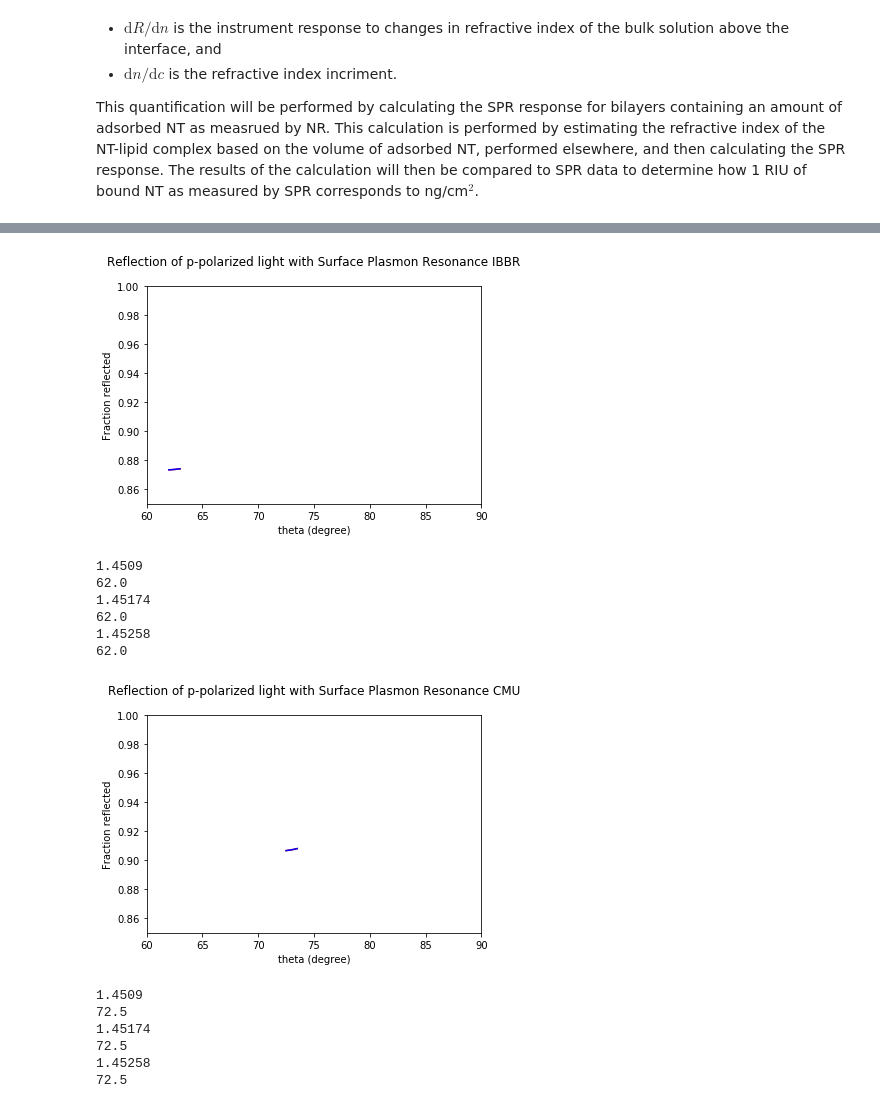
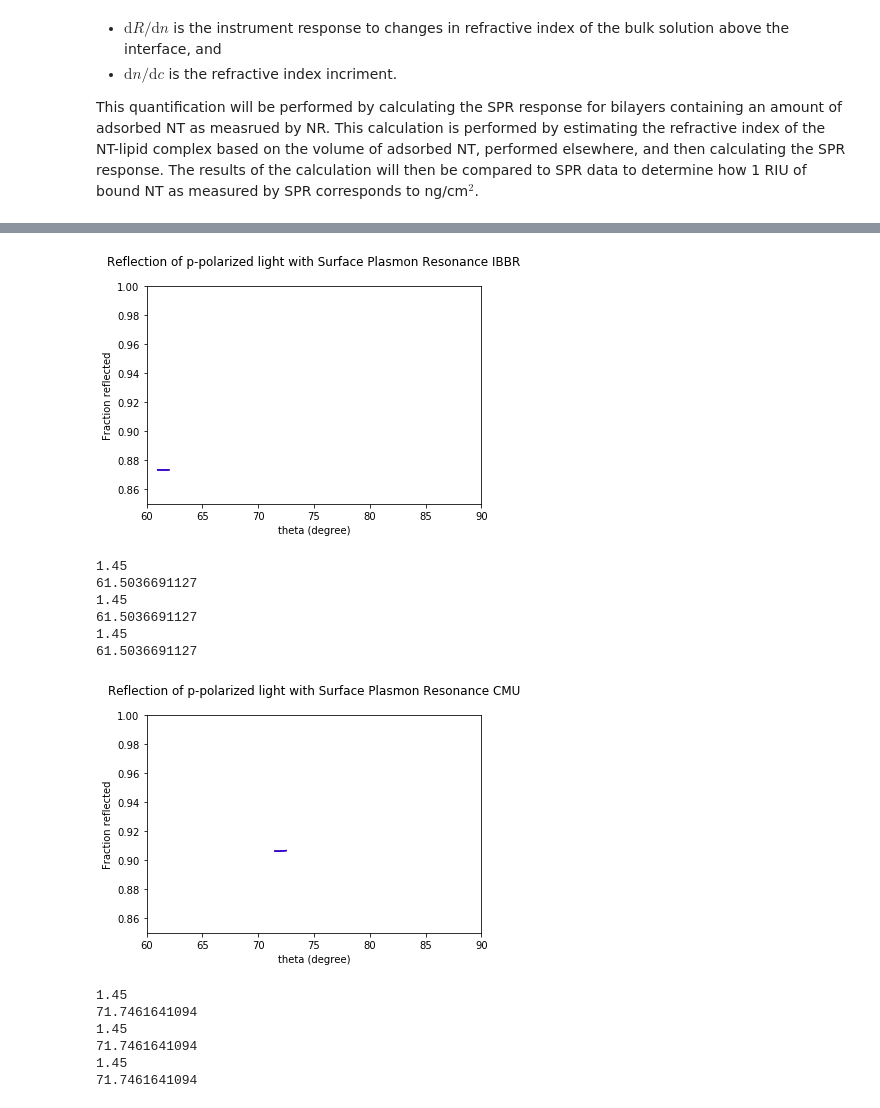
Before and after one commit to brianjosey/QuantSPR, a Jupyter notebook: QuantSPR.ipynb, the cells around one changed output, grey strips where cells are left out. Drawn from its saved outputs; the diff is of its cells as text; code cells hidden in the pictures.

```diff
--- a/QuantSPR.ipynb
+++ b/QuantSPR.ipynb
@@ -57,14 +56,15 @@ DEGREE = pi/180                                                   # Perform calc
 
 # Instrument and Simulation Parameters-IBBR
 lam_vac_ibbr = 633                                                    # Wavelength in nm
-theta_list_ibbr = linspace(62*DEGREE, 63*DEGREE, num=1500)            # Range of angles simulated
+n_aqueous = 1.335
+theta_list_ibbr = linspace(60*DEGREE, 90*DEGREE, num=1500)            # Range of angles simulated
 d_list_ibbr = [inf, 0.5, 4.4, 0.6, 0.900, 3.0, 0.900, inf]            # Layer thickness in nm
 n_list_ibbr = [1.77, 3.0891+3.3411j, 0.13989+3.7015j, n_aqueous, 1.45, 1.45, 1.45, n_aqueous] # Refractive indices
 
 
 #Instrument and Simulation Parameters-CMU
 lam_vac_cmu = 763.8                                                  # Wavelength in nm
-theta_list_cmu = linspace(72.5*DEGREE, 73.5*DEGREE, num=1500)        # Range of angles simulated
+theta_list_cmu = linspace(60*DEGREE, 90*DEGREE, num=1500)        # Range of angles simulated
 d_list_cmu = [inf, 0.5, 4.4, 0.6, 0.900, 3.0, 0.900, inf]            # Layer thickness in nm
 n_list_cmu = [1.52, 3.095+3.428j, 0.172+4.7361j, n_aqueous, 1.45, 1.45, 1.45, n_aqueous]  # Refractive indices
 # %%
@@ -146,42 +146,46 @@ def sample_CMU():
 # %%
 # Simulation Variables
 
 # Refractive index of the bulk and submembrane phase (blank n=1.335)
-n_aqueous = 1.33504;
+n_aqueous = 1.335;
 
 
 # Variables-IBBR
 x_ibbr = 5;                   # Selects which element in the array to vary, in this case the bilayer.
-x_ibbr_min = 1.45090;            # Sets the minimum value of that variable.
-x_ibbr_max = 1.45258;      # Sets the maximum value of that variable.
+x_ibbr_min = 1.45;            # Sets the minimum value of that variable.
+x_ibbr_max = 1.45;            # Sets the maximum value of that variable.
 x_ibbr_num = 3;               # Determines the number of iterations over which the simulations is ran.
 ibbr_csv = csv.writer(open("Adsorbed-IBBR.csv","wb"))
 
 
 # Variables-CMU
 x_cmu = 5;
 x_cmu_min = x_ibbr_min;
 x_cmu_max = x_ibbr_max;
 x_cmu_num = 3;
 cmu_csv = csv.writer(open("Adsorbed-CMU.csv","wb"))
 
+# Adjust the range as necessary
+theta_list_ibbr = linspace(61*DEGREE, 62*DEGREE, num=1500)
+theta_list_cmu = linspace(71.5*DEGREE, 72.5*DEGREE, num=1500)
+
 # Immediately Calculater the Values
 plot_IBBR()
 sample_IBBR()
 plot_CMU()
 sample_CMU()
 # %% [output]
-[figure, old version]
+[figure, new version]
-1.4509
-62.0
-1.45174
-62.0
-1.45258
-62.0
+1.45
+61.5036691127
+1.45
+61.5036691127
+1.45
+61.5036691127
-[figure, old version]
+[figure, new version]
-1.4509
-72.5
-1.45174
-72.5
-1.45258
-72.5
+1.45
+71.7461641094
+1.45
+71.7461641094
+1.45
+71.7461641094
```
Also changed, not shown: parts of 1 cell of this notebook.
